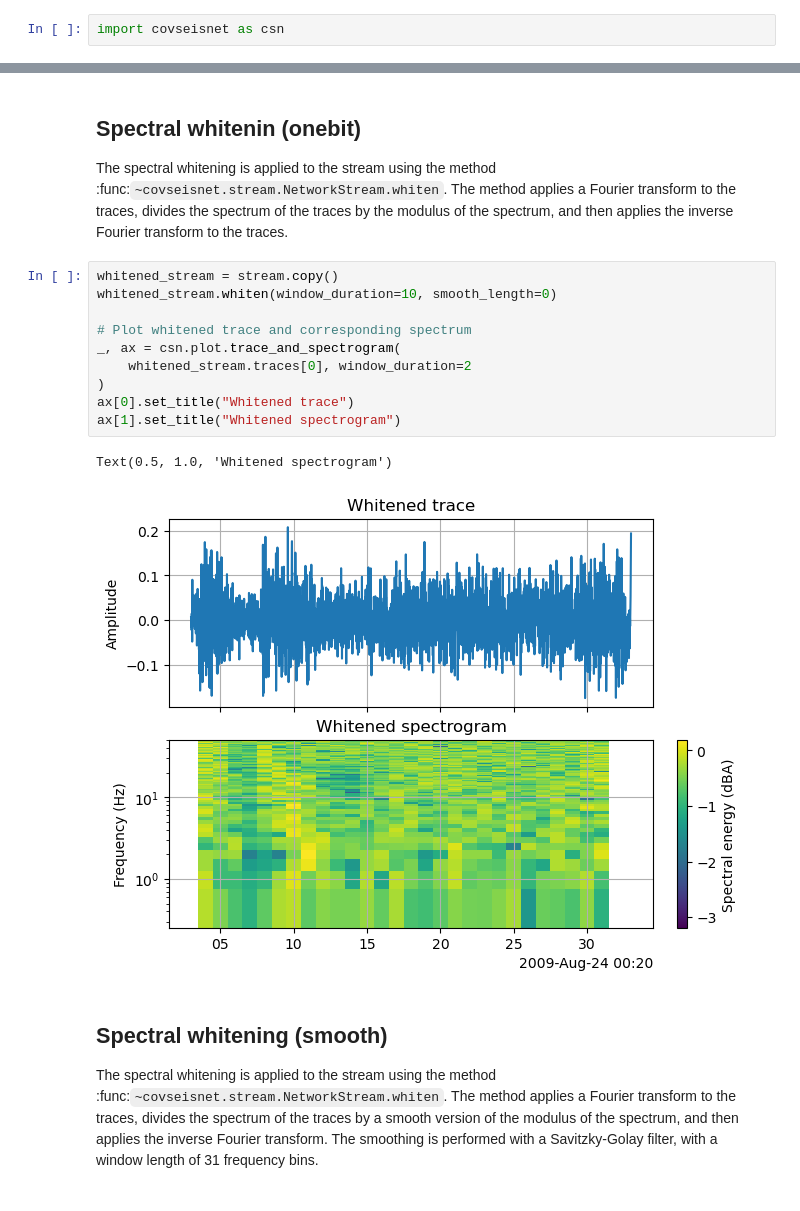
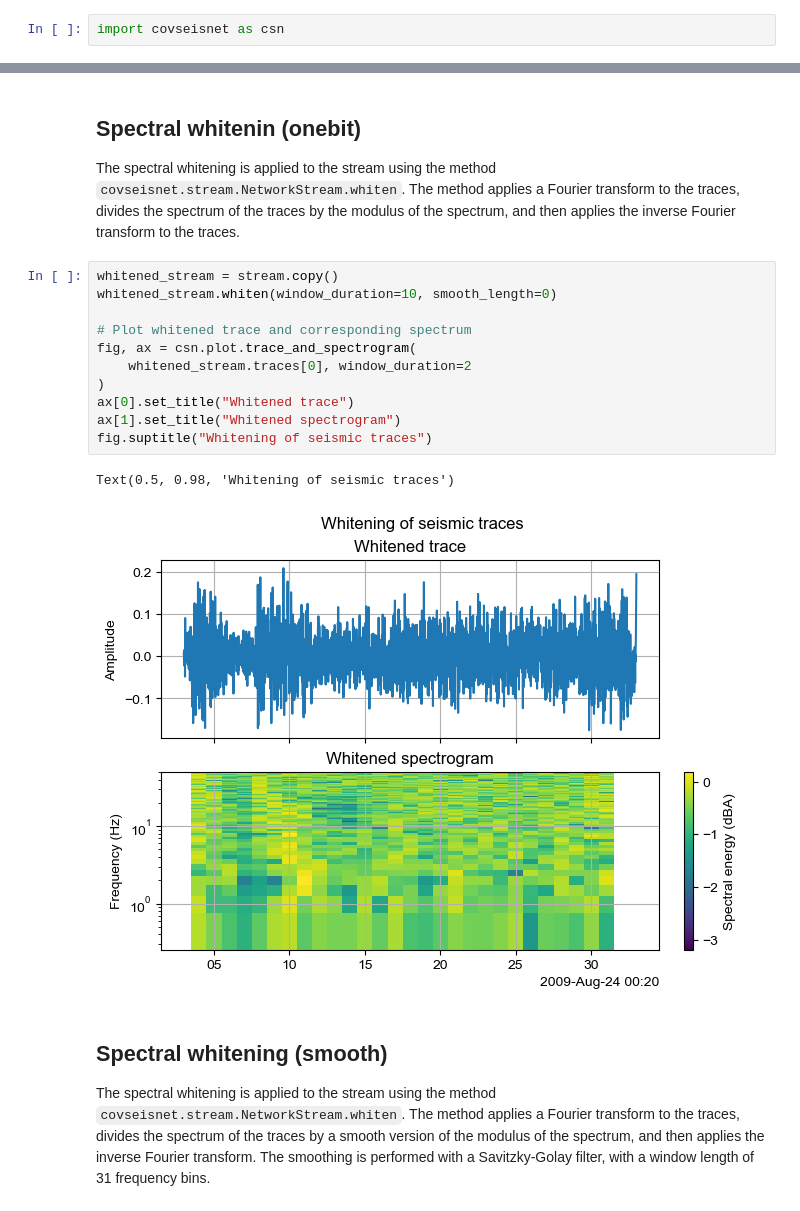
Before and after one commit to leonard-seydoux/covseisnet, a Jupyter notebook: docs/source/examples/whitening.ipynb, the cells around one changed output, grey strips where cells are left out. Saved outputs shown, nothing was run; the diff lists cells and outputs as text.

```diff
--- a/docs/source/examples/whitening.ipynb
+++ b/docs/source/examples/whitening.ipynb
@@ -30,33 +23,25 @@ ax = csn.plot.trace_and_spectrogram(stream.traces[0], window_duration=2)
 # %% [markdown]
 ## Spectral whitenin (onebit)
 
-The spectral whitening is applied to the stream using the method
-:func:`~covseisnet.stream.NetworkStream.whiten`. The method applies a
-Fourier transform to the traces, divides the spectrum of the traces by the
-modulus of the spectrum, and then applies the inverse Fourier transform to
-the traces.
+The spectral whitening is applied to the stream using the method `covseisnet.stream.NetworkStream.whiten`. The method applies a Fourier transform to the traces, divides the spectrum of the traces by the modulus of the spectrum, and then applies the inverse Fourier transform to the traces.
 # %%
 whitened_stream = stream.copy()
 whitened_stream.whiten(window_duration=10, smooth_length=0)
 
 # Plot whitened trace and corresponding spectrum
-_, ax = csn.plot.trace_and_spectrogram(
+fig, ax = csn.plot.trace_and_spectrogram(
     whitened_stream.traces[0], window_duration=2
 )
 ax[0].set_title("Whitened trace")
 ax[1].set_title("Whitened spectrogram")
+fig.suptitle("Whitening of seismic traces")
 # %% [output]
-Text(0.5, 1.0, 'Whitened spectrogram')
+Text(0.5, 0.98, 'Whitening of seismic traces')
-[figure, old version]
+[figure, new version]
 # %% [markdown]
 ## Spectral whitening (smooth)
 
-The spectral whitening is applied to the stream using the method
-:func:`~covseisnet.stream.NetworkStream.whiten`. The method applies a Fourier
-transform to the traces, divides the spectrum of the traces by a smooth
-version of the modulus of the spectrum, and then applies the inverse Fourier
-transform. The smoothing is performed with a Savitzky-Golay filter, with a
-window length of 31 frequency bins.
+The spectral whitening is applied to the stream using the method `covseisnet.stream.NetworkStream.whiten`. The method applies a Fourier transform to the traces, divides the spectrum of the traces by a smooth version of the modulus of the spectrum, and then applies the inverse Fourier transform. The smoothing is performed with a Savitzky-Golay filter, with a window length of 31 frequency bins.
 # %%
 whitened_stream = stream.copy()
 whitened_stream.whiten(window_duration=10, smooth_length=31)
```
Also changed, not shown: parts of 4 cells of this notebook, 8 other files.
